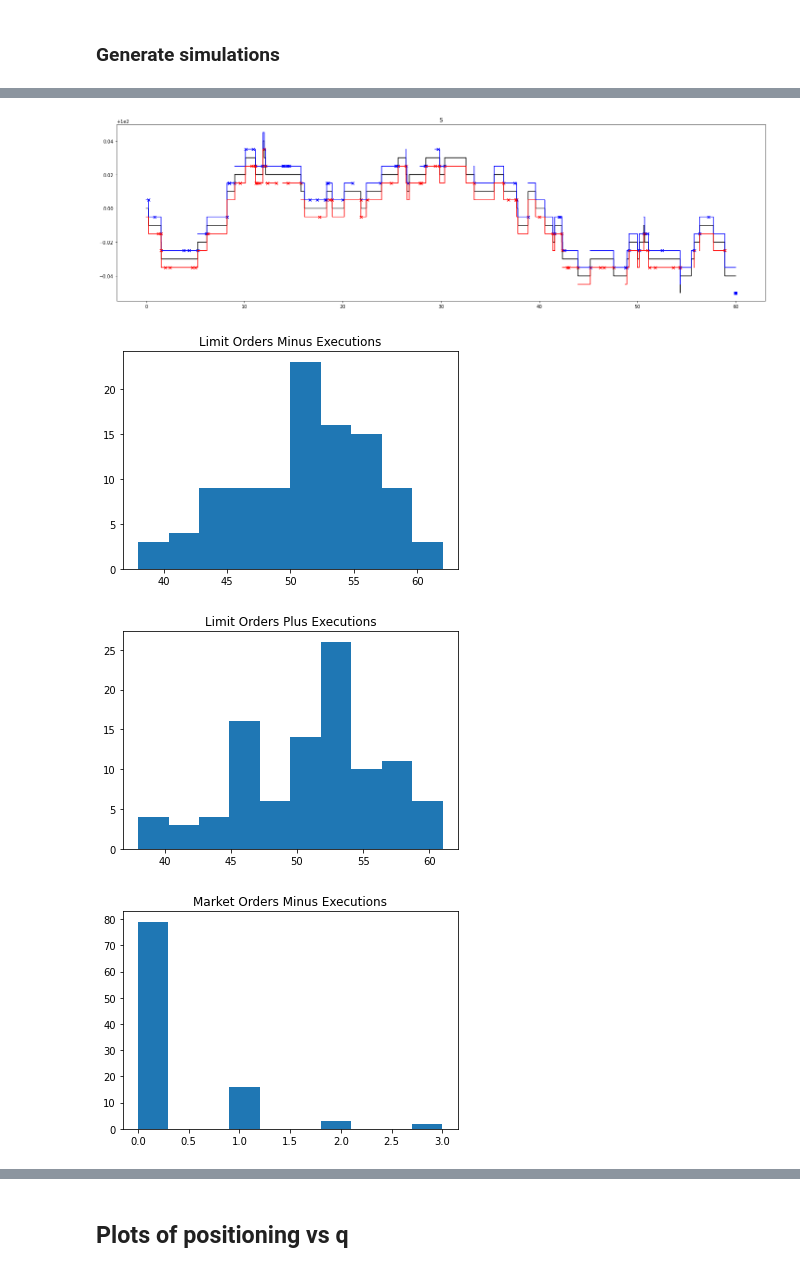
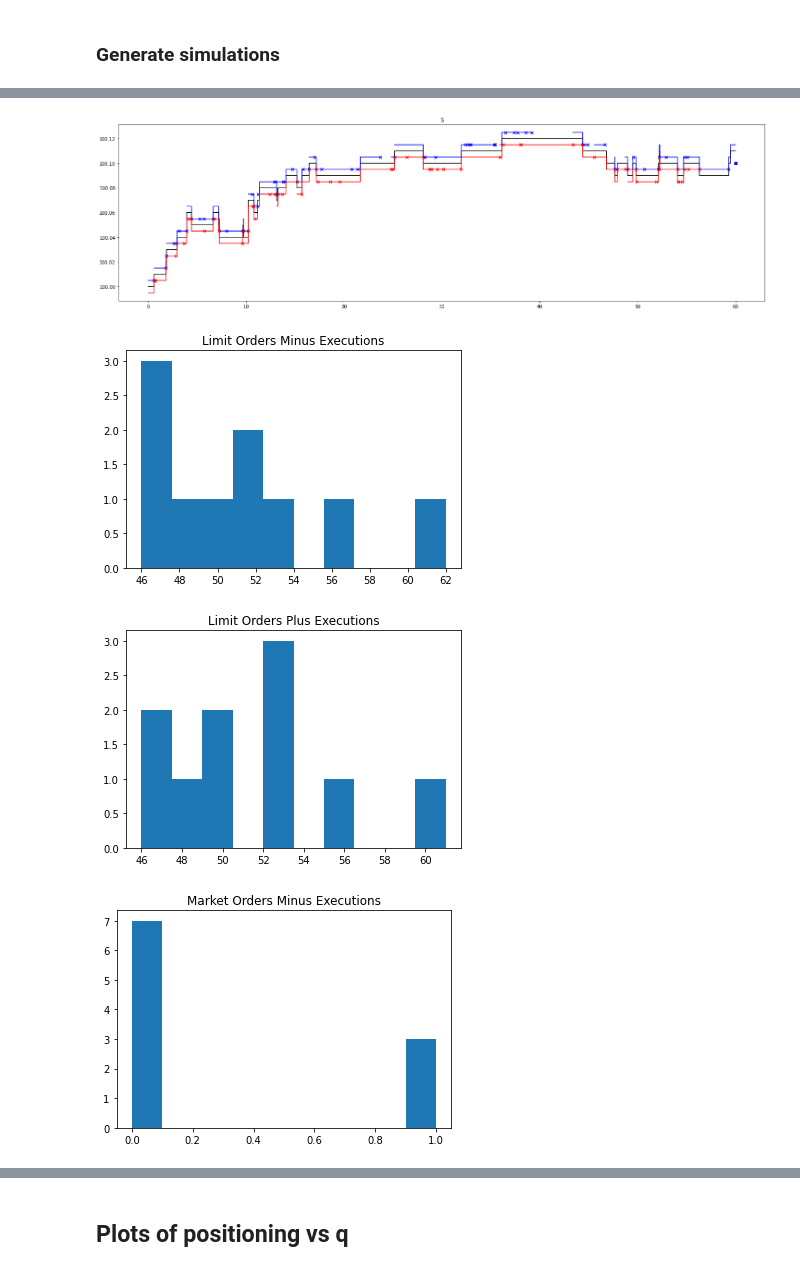
Before and after one commit to cavallofederico/marketmaking, a Jupyter notebook: market_making_alpha_signals - fede.ipynb, the cells around one changed output, grey strips where cells are left out. Saved outputs shown, nothing was run; the diff lists cells and outputs as text; code cells hidden in the pictures.

```diff
--- a/market_making_alpha_signals - fede.ipynb
+++ b/market_making_alpha_signals - fede.ipynb
@@ -46,7 +46,7 @@ simulation_parameters = {
     'lambda_minus': 1.0,
     'theta': 0.1,
     's0': 100,
-    'n': 1
+    'n': 10
 }
 p = SimpleNamespace(**simulation_parameters)
 p.dt = (p.k * p.A / p.dalpha + p.lambda_plus + p.lambda_minus)**(-1)
@@ -465,7 +463,7 @@ dMt_plus = 0
 
 
 def generate_simulations(p, h, l_p, l_m, mo_p, mo_m, plot=False):
-    n, k, eta_plus, eta_minus, lambda_plus, lambda_minus, T, xi, sigma, theta, s0, A, dalpha, q_max, Delta, epsilon, p.dalpha = p.n, p.k, p.eta, p.eta, p.lambda_plus, p.lambda_minus, p.T, p.xi, p.sigma, p.theta, p.s0, p.A, p.dalpha, p.q_max, p.Delta, p.epsilon, p.dalpha
+    n, k, eta_plus, eta_minus, lambda_plus, lambda_minus, T, xi, sigma, theta, s0, A, dalpha, q_max, Delta, epsilon = p.n, p.k, p.eta, p.eta, p.lambda_plus, p.lambda_minus, p.T, p.xi, p.sigma, p.theta, p.s0, p.A, p.dalpha, p.q_max, p.Delta, p.epsilon
 
     Upsilon = Delta + epsilon
 
@@ -523,6 +521,8 @@ def generate_simulations(p, h, l_p, l_m, mo_p, mo_m, plot=False):
     pnl = np.full((n, m), np.nan)
     pnl[:, 0] = 0
 
+    X = np.full((n, m), np.nan)
+    X[:, 0] = 0
 
     def get_closest_index(val):
         return int(np.round(min(max(-p.A,val),p.A) / p.dalpha, 0)) + int(p.A / p.dalpha)
@@ -569,8 +569,8 @@ def generate_simulations(p, h, l_p, l_m, mo_p, mo_m, plot=False):
         mu_plus[:, i+1] = np.where(alpha[:, i+1]>0, alpha[:, i+1],0) + theta
         mu_minus[:, i+1] = np.where(alpha[:, i+1]<0, -alpha[:, i+1],0) + theta
 
-        dJ_plus[:, i+1] = np.where(np.random.rand(n) < (1 - np.exp(-dt * (mu_plus[:,i+1]))),1,0)
-        dJ_minus[:, i+1] = np.where(np.random.rand(n) < (1 - np.exp(-dt * (mu_minus[:,i+1]))),1,0)
+        dJ_plus[:, i+1] = np.where(np.random.rand(n) < np.around((1 - np.exp(-dt * (mu_plus[:,i+1]))), decimals=4),1,0)
+        dJ_minus[:, i+1] = np.where(np.random.rand(n) < np.around((1 - np.exp(-dt * (mu_minus[:,i+1]))), decimals=4),1,0)
 
         s[:,i+1] = s[:,i] + sigma * (dJ_plus[:, i+1] - dJ_minus[:, i+1])
 
@@ -587,11 +587,16 @@ def generate_simulations(p, h, l_p, l_m, mo_p, mo_m, plot=False):
         mo_p_executions[:,i] = np.where(dMt_plus[:, i]==0, np.nan, (s[:,i]+Upsilon)*dMt_plus[:, i])
         mo_m_executions[:,i] = np.where(dMt_minus[:, i]==0, np.nan, (s[:,i]-Upsilon)*dMt_minus[:, i])
 
+        X[:,i+1] = X[:,i] + np.where(p_executions[:,i+1] > 0, s[:, i+1] + Delta, 0) - np.where(m_executions[:,i+1] > 0, s[:, i+1]-Delta, 0)\
+            - np.where(mo_p_executions[:,i+1] > 0, s[:, i+1] + Upsilon, 0) \
+            + np.where(mo_m_executions[:,i+1] > 0, s[:, i+1] - Upsilon, 0)
+
         pnl[:,i+1] = pnl[:,i] + np.where(p_executions[:,i] > 0, Delta, 0) + np.where(m_executions[:,i] > 0, Delta, 0)\
             + q[:, i] * (s[:, i+1] - s[:, i]) \
             - np.where(mo_p_executions[:,i+1] > 0, Upsilon, 0) \
             - np.where(mo_m_executions[:,i+1] > 0, Upsilon, 0)
 
+    X[:,-1] = X[:,-1] - q[:, -1] * (s[:, -1]) - np.abs(q[:,-1])*Upsilon
     # pnl[:,-1] = pnl[:,-1] - Upsilon * np.abs(q[:,-1])
 
     if plot:
@@ -618,6 +623,8 @@ def generate_simulations(p, h, l_p, l_m, mo_p, mo_m, plot=False):
         print(f"LO_m: {np.nansum(p_executions_count[plt_i])}")
         print(f"Mean of PNL:{np.average(pnl[:,-1])}")
         print(f"Stde of PNL:{np.std(pnl[:,-1])}")
+        print(f"Mean of X:{np.average(X[:,-1])}")
+        print(f"Stde of X:{np.std(X[:,-1])}")
 
         plt.figure()
         plt.title('Limit Orders Minus Executions')
@@ -653,11 +660,11 @@ def generate_simulations(p, h, l_p, l_m, mo_p, mo_m, plot=False):
         plt.step(np.linspace(0,T,m),pnl[plt_i])
 
 
-    return alpha, mu_plus, mu_minus, dJ_plus, dJ_minus, s, l_p_position, l_m_position, q, dMt0_plus, dMt0_minus, pnl, dMt_plus, dMt_minus,p_executions_count, m_executions_count, pnl
+    return alpha, mu_plus, mu_minus, dJ_plus, dJ_minus, s, l_p_position, l_m_position, q, dMt0_plus, dMt0_minus, pnl, dMt_plus, dMt_minus,p_executions_count, m_executions_count, pnl, X
 # _ = generate_simulations(n, k, eta_plus, eta_minus, lambda_plus, lambda_minus, T, dt, xi, sigma, theta, s0, plot=True)
 np.random.seed(2)
 # example_params = SimpleNamespace(n=1, k=1, eta_plus=1, eta_minus=1, lambda_plus=1, lambda_minus=1, T=50, dt=0.01, xi=1, sigma=0.1, theta=1, s0=10)
-alpha, mu_plus, mu_minus, dJ_plus, dJ_minus, s, l_p_position, l_m_position, q, dMt0_plus, dMt0_minus, pnl, dMt_plus, dMt_minus, p_executions_count, m_executions_count, pnl = generate_simulations(p, h, l_plus, l_minus, mo_plus, mo_minus, plot=True)
+alpha, mu_plus, mu_minus, dJ_plus, dJ_minus, s, l_p_position, l_m_position, q, dMt0_plus, dMt0_minus, pnl, dMt_plus, dMt_minus, p_executions_count, m_executions_count, pnl, X = generate_simulations(p, h, l_plus, l_minus, mo_plus, mo_minus, plot=True)
 # %% [output]
 MO_p: 0.0
 MO_m: 1.0
@@ -669,4 +678,4 @@ Stde of PNL:0.2066515122132917
-[figure, old version]
+[figure, new version]
-[figure, old version]
+[figure, new version]
-[figure, old version]
+[figure, new version]
-[figure, old version]
+[figure, new version]
```
Also changed, not shown: parts of 4 cells of this notebook.
